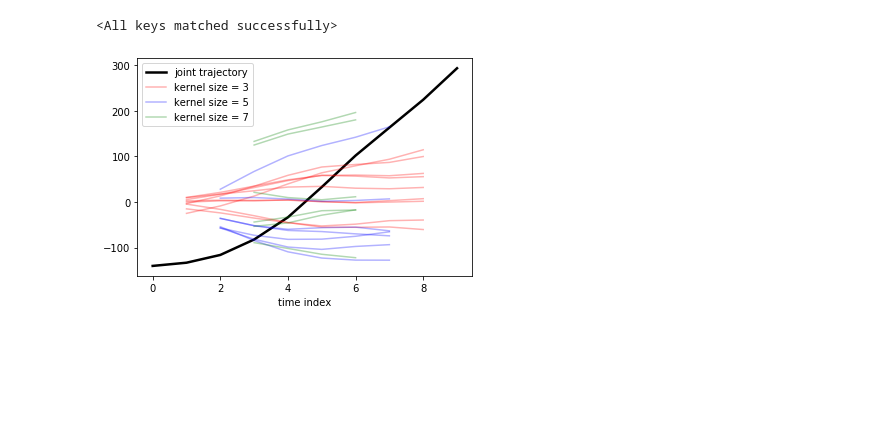
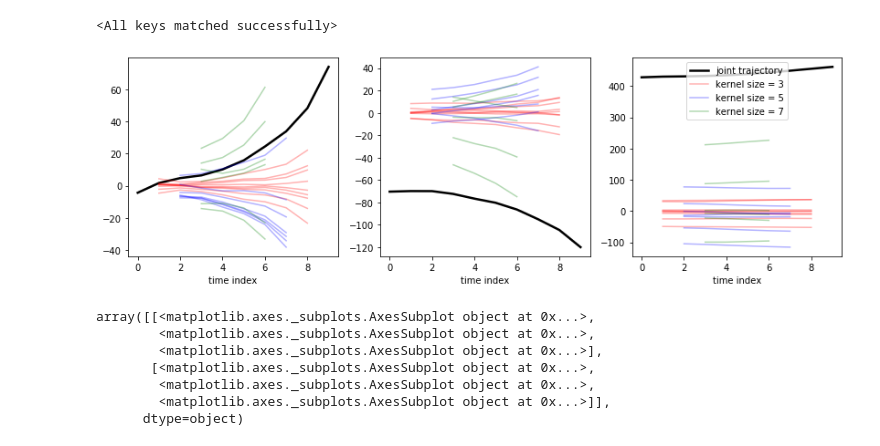
Before and after one commit to tileb1/LearnTrajDep, a Jupyter notebook: test_inception.ipynb, the cells around one changed output. Drawn from its saved outputs; the diff is of its cells as text; code cells hidden in the pictures; blank space fills up the shorter version.

Commit message:
inception notebook

```diff
--- a/test_inception.ipynb
+++ b/test_inception.ipynb
@@ -65,23 +65,55 @@ some_batch = next(iter(train_loader))[0][0][None, :]
 # %%
 joint_nb = np.random.randint(66)
 out = model.time_inception_mod(some_batch[:, :, :opt.input_n])[0, joint_nb].detach().numpy()
-plt.plot(np.arange(opt.input_n), out[:opt.input_n], label='joint trajectory', c='black', linewidth=2.5)
-out = out[opt.input_n:]
 colors = {3:'red', 5:'blue', 7:'green'}
 
-for conv in model.time_inception_mod.convolutions:
-    for p in conv.parameters():
-        if len(p.shape) == 3:
-            for channel in range(p.shape[0]):
-                length = opt.input_n-p.shape[2]+1
-                seq = out[:length]
-                out = out[length:]
-                if p.shape[2] != 2:
-                    plt.plot(np.arange(length)+(p.shape[2]-1)//2, seq, alpha=0.3, color=colors[p.shape[2]],
-                             label='kernel size = {}'.format(p.shape[2]) if channel == 0 else "")
+def plot_features(out, ax):
+    ax.plot(np.arange(opt.input_n), out[:opt.input_n], label='joint trajectory', c='black', linewidth=2.5)
+    out = out[opt.input_n:]
+    for conv in model.time_inception_mod.convolutions:
+        for p in conv.parameters():
+            if len(p.shape) == 3:
+                for channel in range(p.shape[0]):
+                    length = opt.input_n-p.shape[2]+1
+                    seq = out[:length]
+                    out = out[length:]
+                    if p.shape[2] != 2:
+                        ax.plot(np.arange(length)+(p.shape[2]-1)//2, seq, alpha=0.3, color=colors[p.shape[2]],
+                                 label='kernel size = {}'.format(p.shape[2]) if channel == 0 else "")
 
-plt.xlabel('time index')
-plt.legend()
-plt.show()
+                        ax.set_xlabel('time index')
+# plt.legend()
+# plt.show()
-# %% [output]
-[figure, removed]
+# %%
+some_batch = next(iter(train_loader))[0][0][None, :]
+
+fig, ax = plt.subplots(1, 3, figsize=(14,4))
+
+joint_nb = np.random.randint(66)
+out = model.time_inception_mod(some_batch[:, :, :opt.input_n])[0, joint_nb].detach().numpy()
+plot_features(out, ax[0])
+
+joint_nb = np.random.randint(66)
+out = model.time_inception_mod(some_batch[:, :, :opt.input_n])[0, joint_nb].detach().numpy()
+plot_features(out, ax[1])
+
+joint_nb = np.random.randint(66)
+out = model.time_inception_mod(some_batch[:, :, :opt.input_n])[0, joint_nb].detach().numpy()
+plot_features(out, ax[2])
+
+plt.legend()
+# plt.show()
+
+plt.savefig('features.pdf')
+# %% [output]
+[figure, added]
+# %%
+axs
+# %% [output]
+array([[<matplotlib.axes._subplots.AxesSubplot object at 0x...>,
+        <matplotlib.axes._subplots.AxesSubplot object at 0x...>,
+        <matplotlib.axes._subplots.AxesSubplot object at 0x...>],
+       [<matplotlib.axes._subplots.AxesSubplot object at 0x...>,
+        <matplotlib.axes._subplots.AxesSubplot object at 0x...>,
+        <matplotlib.axes._subplots.AxesSubplot object at 0x...>]],
+      dtype=object)
```
Also changed, not shown: 2 other files.
